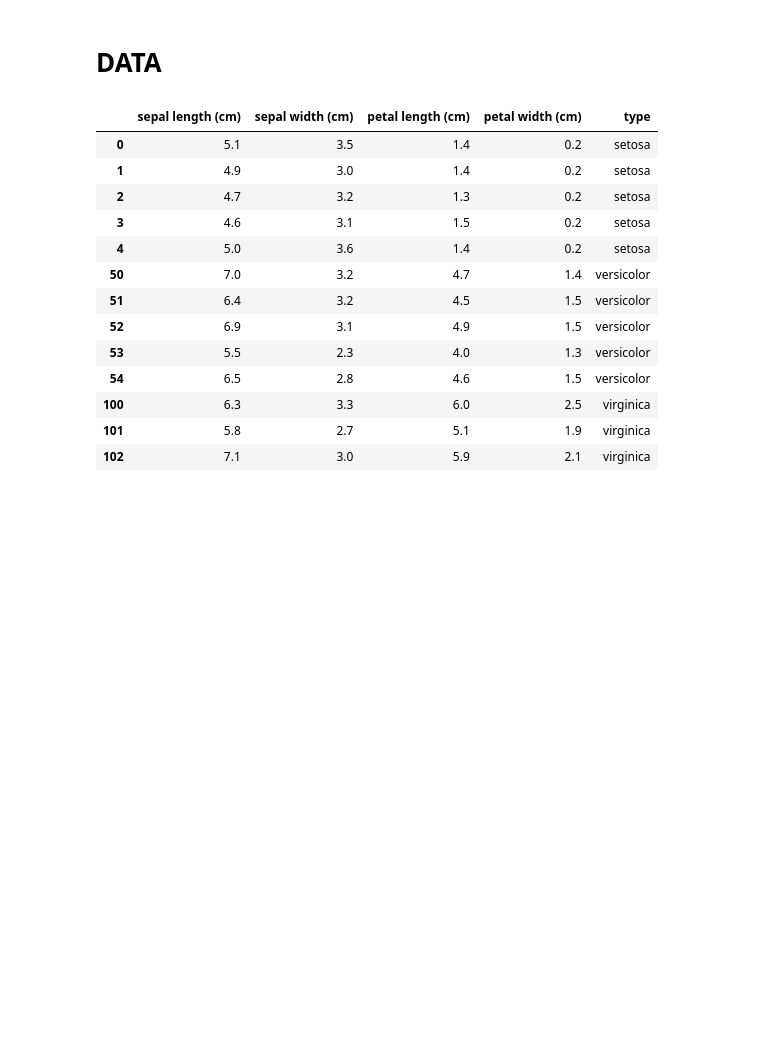
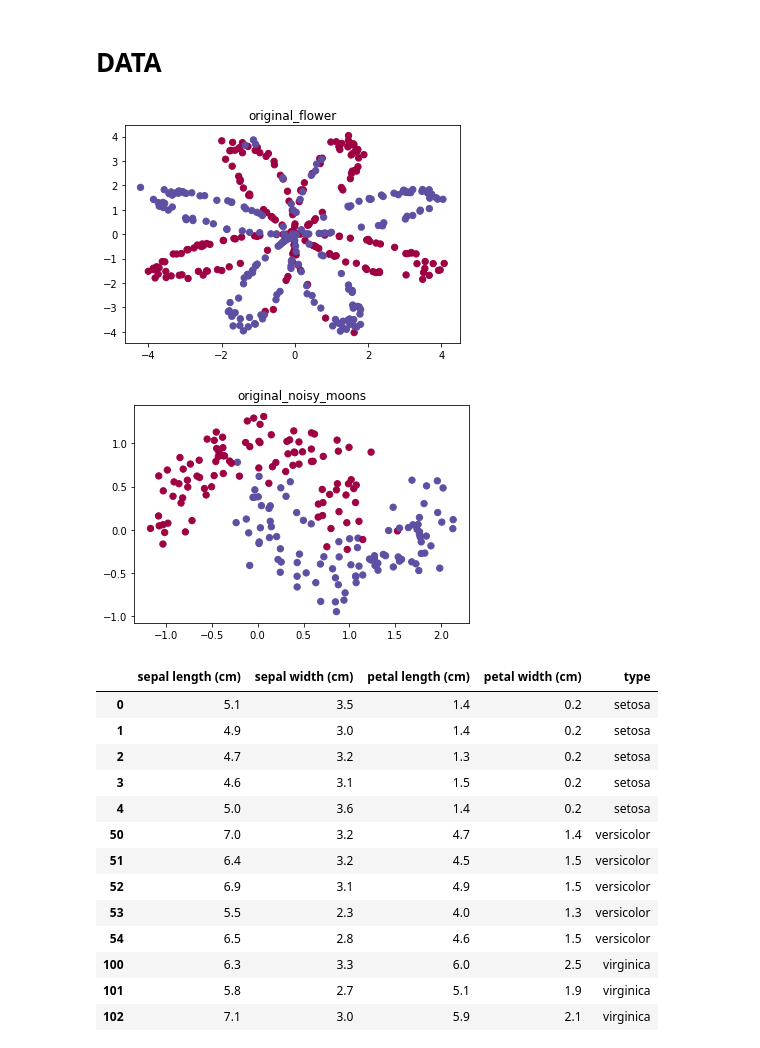
Before and after one commit to GoatWang/IIIMaterial, a Jupyter notebook: 5_Classification_tutorial/python4_classification.ipynb, the cells around one changed output. Drawn from its saved outputs; the diff is of its cells as text; code cells hidden in the pictures; blank space fills up the shorter version.

```diff
--- a/5_Classification_tutorial/python4_classification.ipynb
+++ b/5_Classification_tutorial/python4_classification.ipynb
@@ -70,4 +73,26 @@ from sklearn.decomposition import PCA
 from planar_utils import plot_decision_boundary, sigmoid, load_planar_dataset, load_extra_datasets
 # %% [markdown]
 # DATA
+# %%
+# First Dataset
+datas = []
+X, Y = load_planar_dataset()
+name = 'flower'
+X = X.T
+Y = Y[0]
+datas.append((name, X, Y))
+
+# Second Dataset
+noisy_circles, noisy_moons, blobs, gaussian_quantiles, no_structure = load_extra_datasets()
+datas.append(("noisy_moons", noisy_moons[0], noisy_moons[1]))
+
+# Visualize
+for name, X, Y in datas:
+    plt.scatter(X[:, 0], X[:, 1], c=Y , s=40, cmap=plt.cm.Spectral);
+    plt.title(name+'_original')
+    plt.title('original_' + name)
+    plt.show()
+# %% [output]
+[figure, added]
+[figure, added]
 # %%
```
Also changed, not shown: parts of 61 cells of this notebook, 7 other files.
